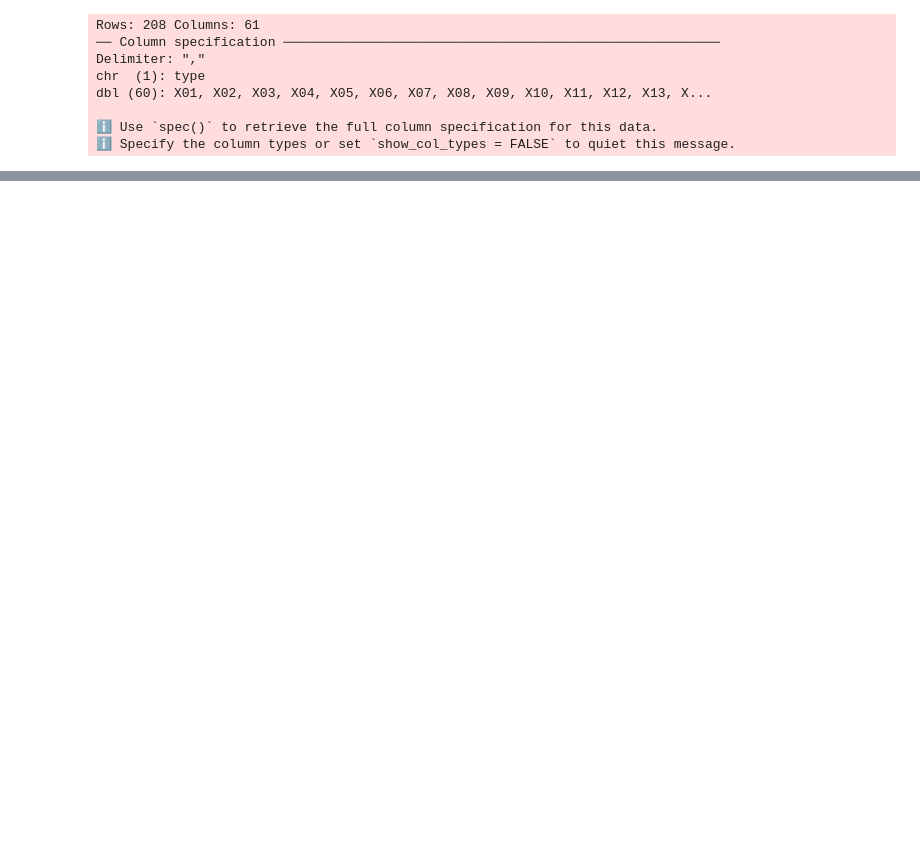
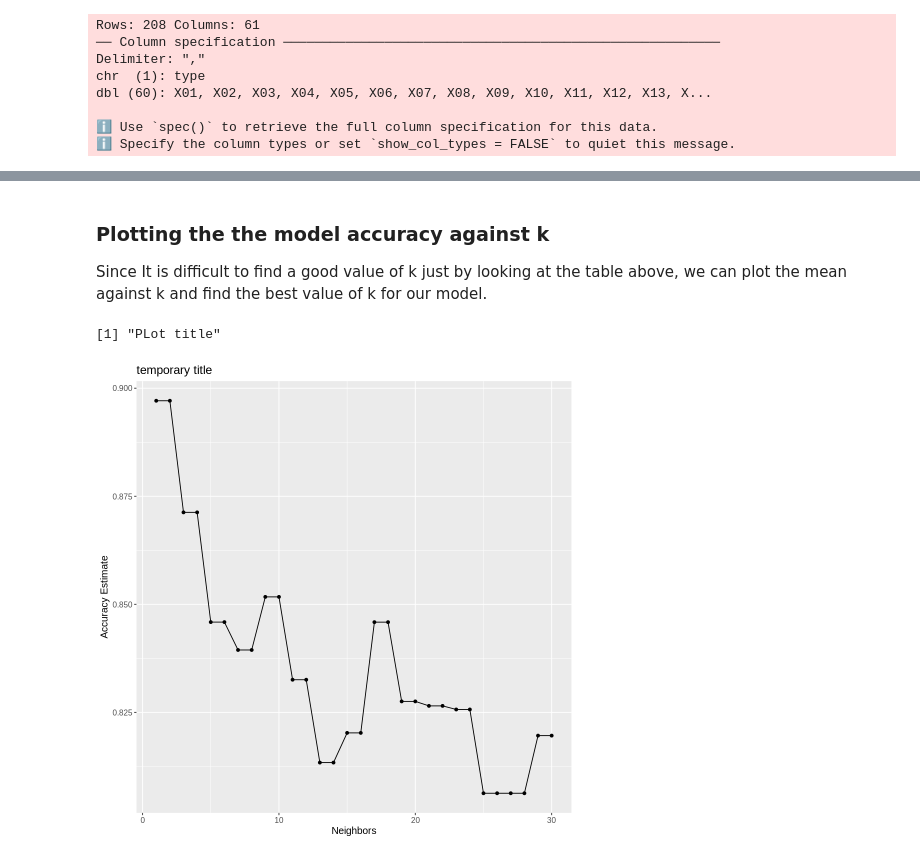
Before and after one commit to Anmol-Ghadia/dsci-100-2022w1-group-44, a Jupyter notebook: Project_report.ipynb, the cells around one changed output, grey strips where cells are left out. Saved outputs shown, nothing was run; the diff lists cells and outputs as text; code cells hidden in the pictures; blank space fills up the shorter version.

Commit message:
Polishing needed for Methods & Results

```diff
--- a/Project_report.ipynb
+++ b/Project_report.ipynb
@@ -11,14 +25,8 @@
 # %%
 library(tidyverse)
-# library(repr)
 library(tidymodels)
-# library(rvest)
-# library(stringr)
-# library(DBI)
-# library(dbplyr)
-# library(GGally)
 options(repr.matrix.max.rows = 6)
-SEED <- 999
+SEED <- 787
 # %% [output]
 ── Attaching packages ─────────────────────────────────────── tidyverse 1.3.1 ──
 
@@ -116,0 +141,21 @@ accuracy_vs_k_lots
+# %% [markdown]
+### Plotting the the model accuracy against k
+Since It is difficult to find a good value of k just by looking at the table above, we can plot the mean against k and find the best value of k for our model.
+# %%
+set.seed(SEED)
+options(repr.plot.height = 8, repr.plot.width = 8)
+accuracies <- knn_results |>
+  filter(.metric == "accuracy")
+
+accuracy_vs_k_lots <- ggplot(accuracies, aes(x = neighbors, y = mean)) +
+  geom_point() +
+  geom_line() +
+  labs(x = "Neighbors", y = "Accuracy Estimate") +
+  theme(text = element_text(size = 12)) +
+    ggtitle("temporary title")
+
+print("PLot title")
+accuracy_vs_k_lots
+# %% [output]
+[1] "PLot title"
+[figure, added]
```
Also changed, not shown: parts of 21 cells of this notebook.
